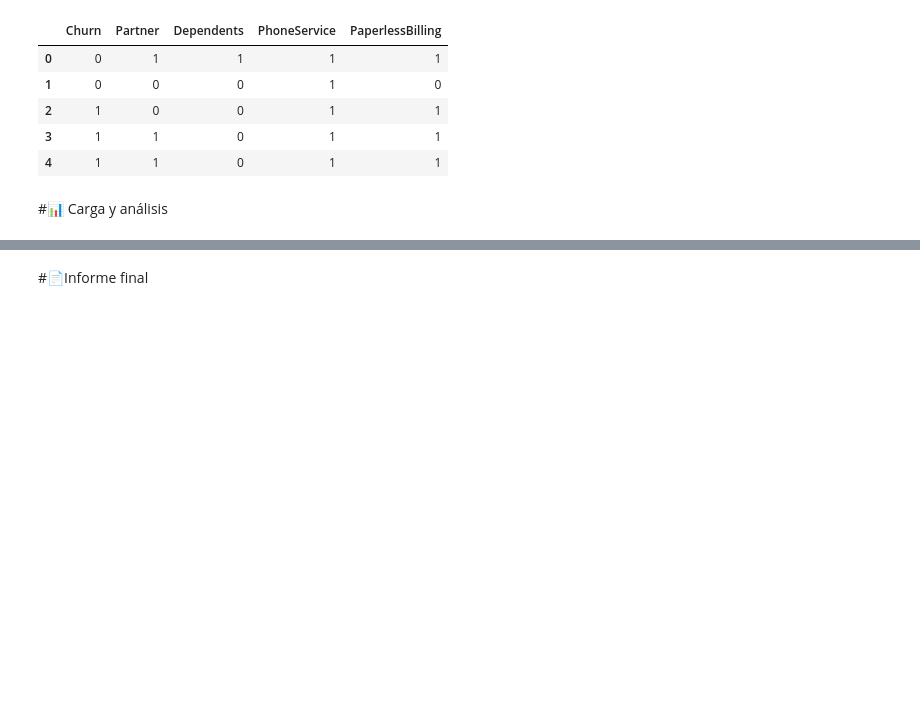
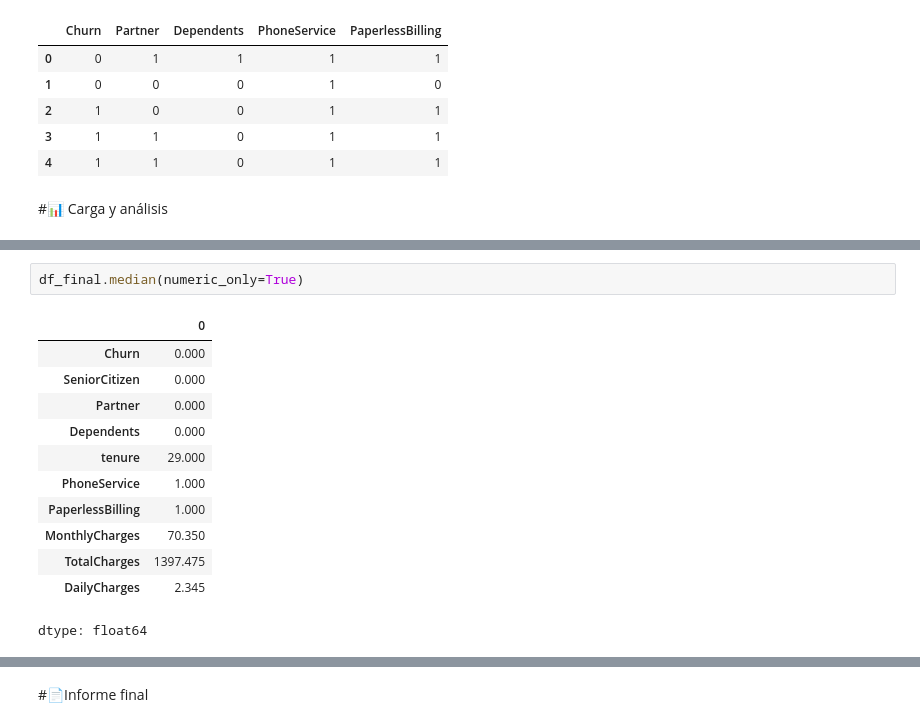
Before and after one commit to CSebasGC/csgc_TelecomX_parte2, a Jupyter notebook: TelecomX_LATAM.ipynb, the cells around one changed output, grey strips where cells are left out. Cells and saved outputs as stored; diff of their text form; blank space fills up the shorter version.

```diff
--- a/TelecomX_LATAM.ipynb
+++ b/TelecomX_LATAM.ipynb
@@ -311,0 +340,15 @@ df_final[['Churn', 'Partner', 'Dependents', 'PhoneService', 'PaperlessBilling']]
+# %%
+df_final.median(numeric_only=True)
+# %% [output]
+|  | 0 |
+| Churn | 0.000 |
+| SeniorCitizen | 0.000 |
+| Partner | 0.000 |
+| Dependents | 0.000 |
+| tenure | 29.000 |
+| PhoneService | 1.000 |
+| PaperlessBilling | 1.000 |
+| MonthlyCharges | 70.350 |
+| TotalCharges | 1397.475 |
+| DailyCharges | 2.345 |
+dtype: float64
```
Also changed, not shown: parts of 4 cells of this notebook.
